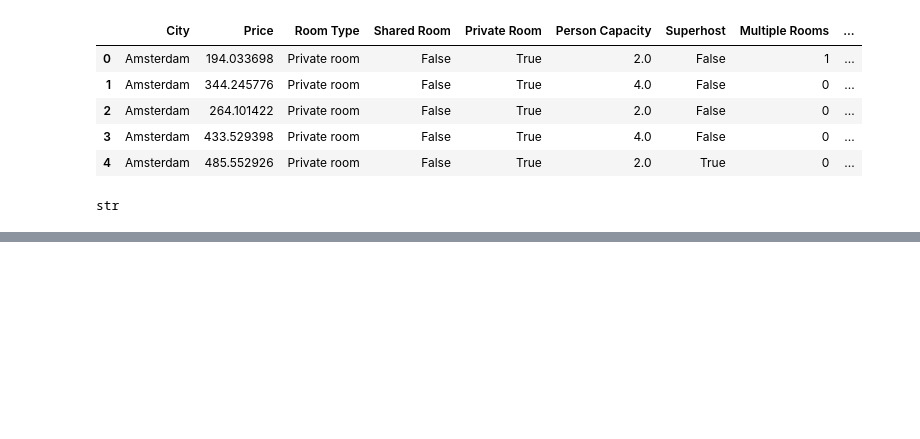
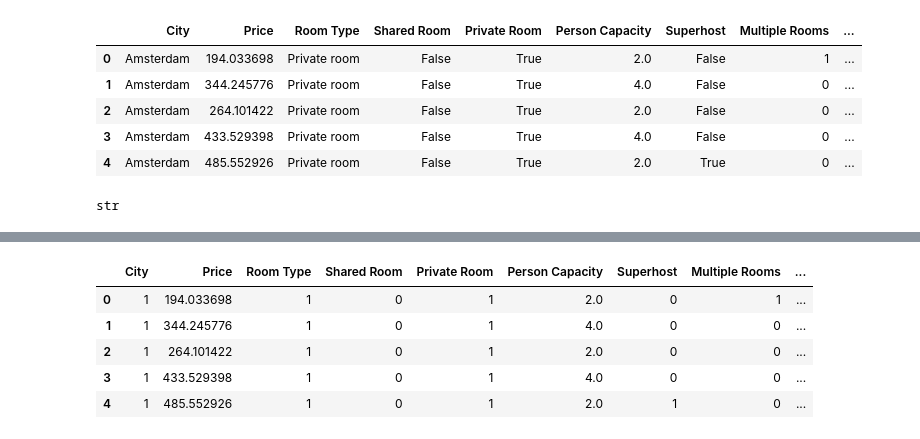
Before and after one commit to mohsinsaeed06/Intern, a Jupyter notebook: Data cleaning1.ipynb, the cells around one changed output, grey strips where cells are left out. Saved outputs shown, nothing was run; the diff lists cells and outputs as text; code cells hidden in the pictures; blank space fills up the shorter version.

```diff
--- a/Data cleaning1.ipynb
+++ b/Data cleaning1.ipynb
@@ -89,0 +112,9 @@ plt.show()
+# %%
+data.head()
+# %% [output]
+|  | City | Price | Room Type | Shared Room | Private Room | Person Capacity | Superhost | Multiple Rooms | ... |
+| 0 | 1 | 194.033698 | 1 | 0 | 1 | 2.0 | 0 | 1 | ... |
+| 1 | 1 | 344.245776 | 1 | 0 | 1 | 4.0 | 0 | 0 | ... |
+| 2 | 1 | 264.101422 | 1 | 0 | 1 | 2.0 | 0 | 0 | ... |
+| 3 | 1 | 433.529398 | 1 | 0 | 1 | 4.0 | 0 | 0 | ... |
+| 4 | 1 | 485.552926 | 1 | 0 | 1 | 2.0 | 1 | 0 | ... |
```
Also changed, not shown: parts of 4 cells of this notebook.
